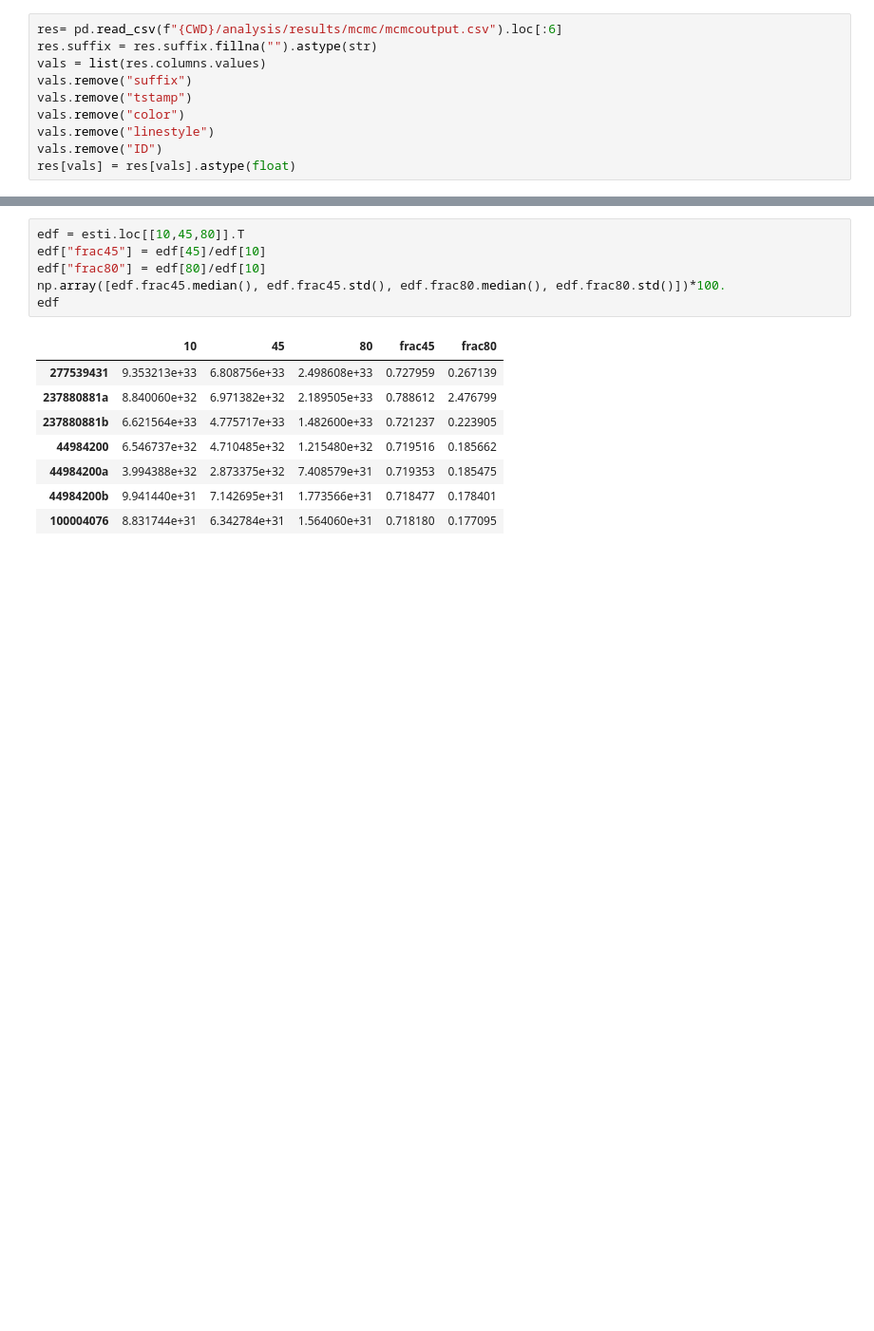
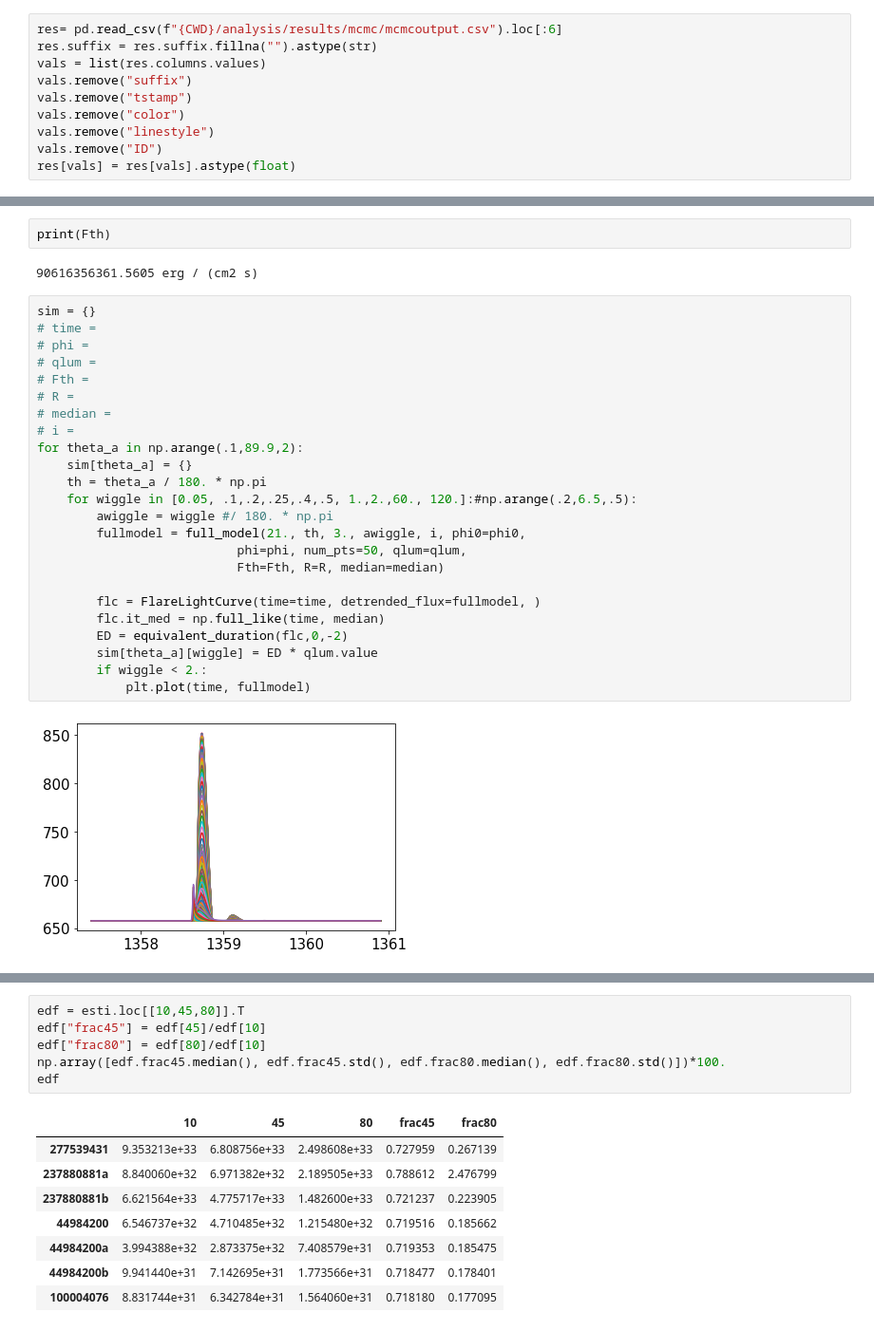
Before and after one commit to ekaterinailin/MalachiteMountains, a Jupyter notebook: analysis/notebooks/NB130_AR_sizes.ipynb, the cells around one changed output, grey strips where cells are left out. Shown at 95% size. Drawn from its saved outputs; the diff is of its cells as text; blank space fills up the shorter version.

```diff
--- a/analysis/notebooks/NB130_AR_sizes.ipynb
+++ b/analysis/notebooks/NB130_AR_sizes.ipynb
@@ -213,0 +220,30 @@ ID: 100004076
+# %%
+print(Fth)
+# %% [output]
+90616356361.5605 erg / (cm2 s)
+# %%
+sim = {}
+# time =
+# phi =
+# qlum =
+# Fth =
+# R =
+# median =
+# i =
+for theta_a in np.arange(.1,89.9,2):
+    sim[theta_a] = {}
+    th = theta_a / 180. * np.pi
+    for wiggle in [0.05, .1,.2,.25,.4,.5, 1.,2.,60., 120.]:#np.arange(.2,6.5,.5):
+        awiggle = wiggle #/ 180. * np.pi
+        fullmodel = full_model(21., th, 3., awiggle, i, phi0=phi0,
+                           phi=phi, num_pts=50, qlum=qlum,
+                           Fth=Fth, R=R, median=median)
+
+        flc = FlareLightCurve(time=time, detrended_flux=fullmodel, )
+        flc.it_med = np.full_like(time, median)
+        ED = equivalent_duration(flc,0,-2)
+        sim[theta_a][wiggle] = ED * qlum.value
+        if wiggle < 2.:
+            plt.plot(time, fullmodel)
+# %% [output]
+[figure, added]
```
Also changed, not shown: parts of 11 cells of this notebook, 6 other files.
